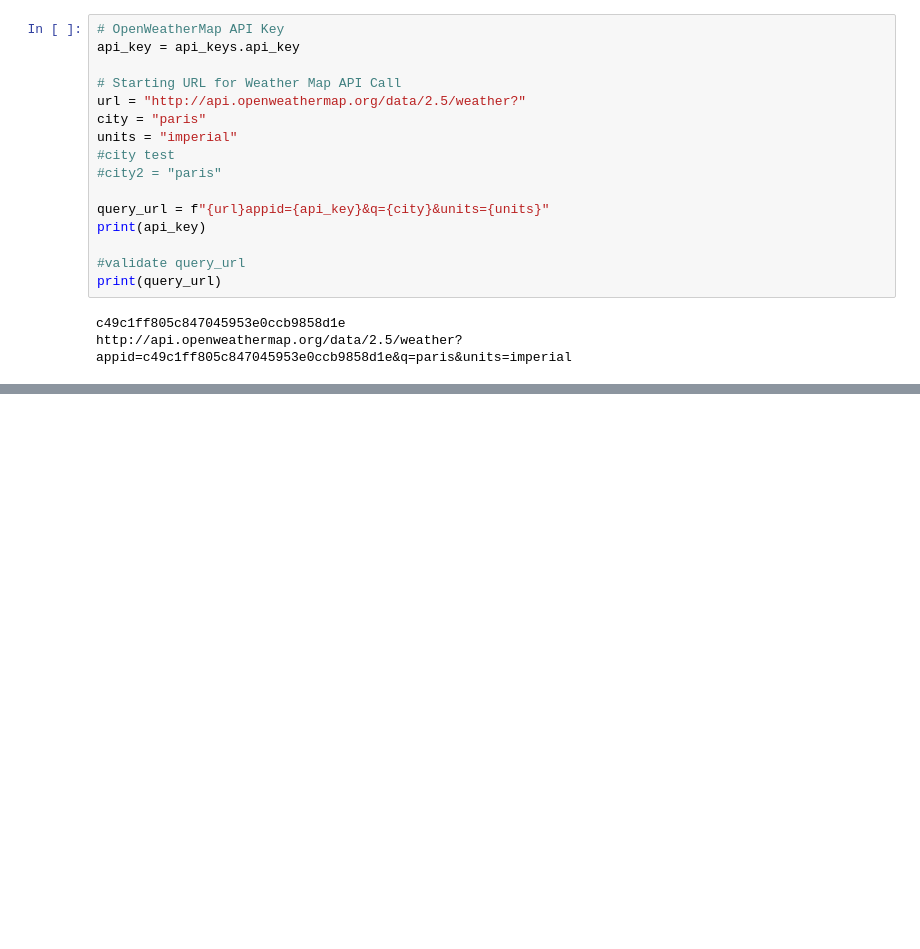
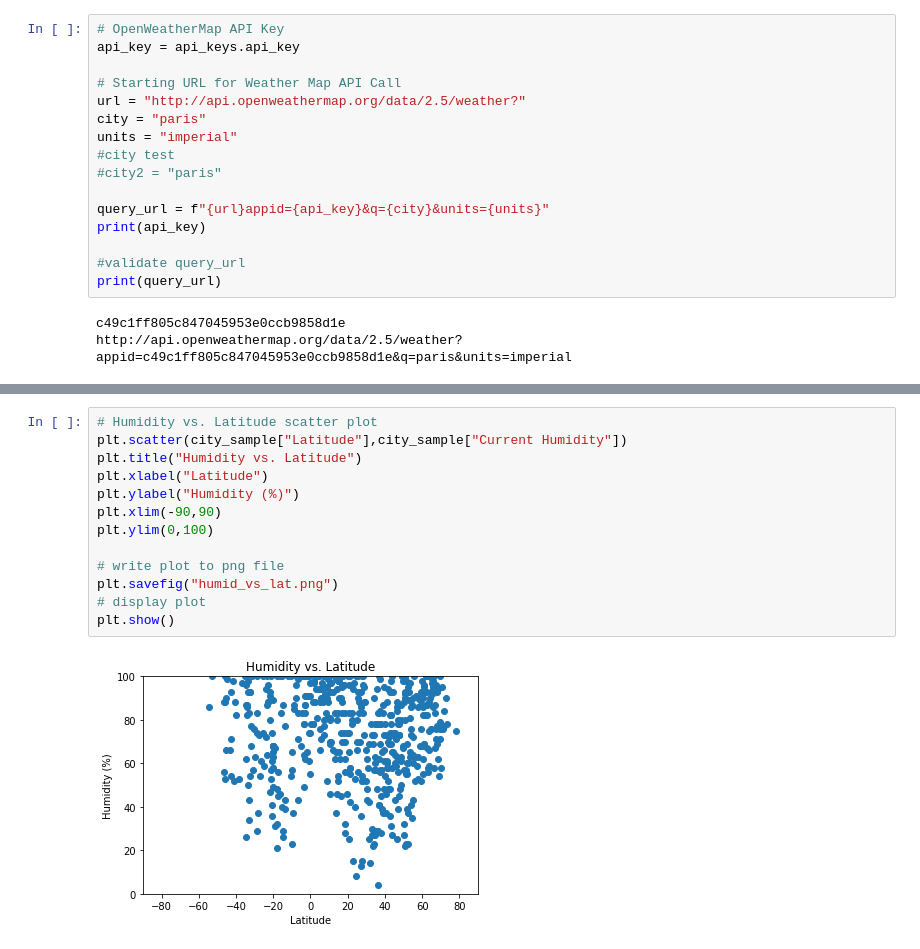
Before and after one commit to roricooper/weatherpy-challenge, a Jupyter notebook: starter_code/WeatherPy.ipynb, the cells around one changed output, grey strips where cells are left out. Saved outputs shown, nothing was run; the diff lists cells and outputs as text; blank space fills up the shorter version.

```diff
--- a/starter_code/WeatherPy.ipynb
+++ b/starter_code/WeatherPy.ipynb
@@ -157,0 +214,15 @@ AttributeError: 'Series' object has no attribute 'City'
+# %%
+# Humidity vs. Latitude scatter plot
+plt.scatter(city_sample["Latitude"],city_sample["Current Humidity"])
+plt.title("Humidity vs. Latitude")
+plt.xlabel("Latitude")
+plt.ylabel("Humidity (%)")
+plt.xlim(-90,90)
+plt.ylim(0,100)
+
+# write plot to png file
+plt.savefig("humid_vs_lat.png")
+# display plot
+plt.show()
+# %% [output]
+[figure, added]
```
Also changed, not shown: parts of 14 cells of this notebook, 8 other files.
